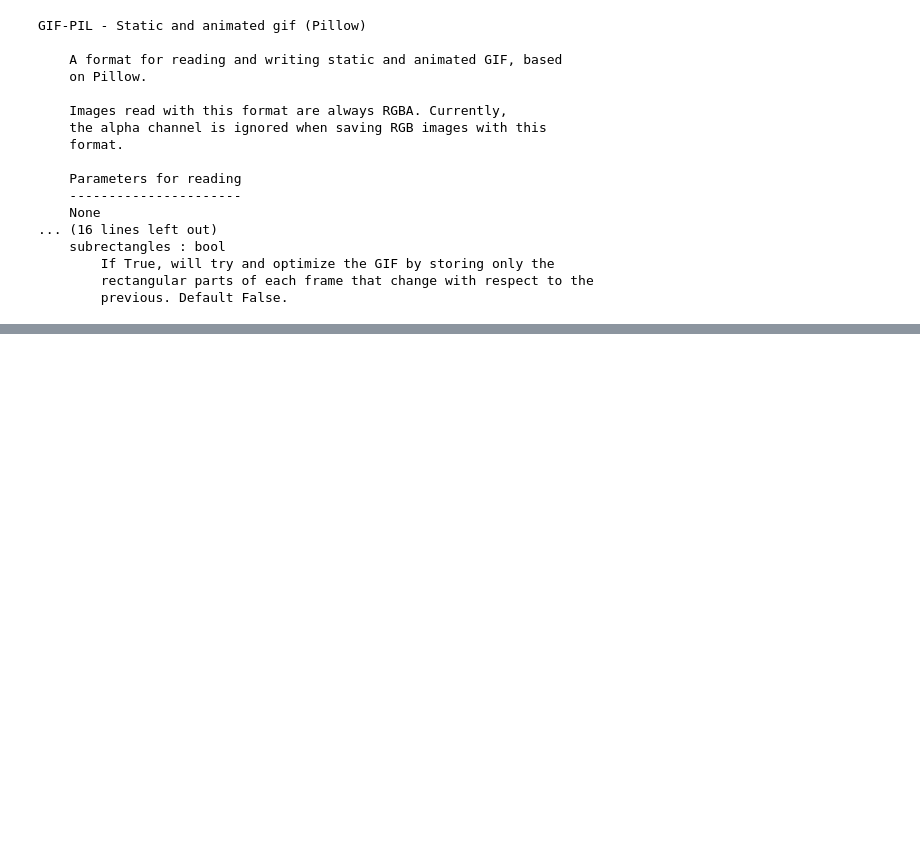
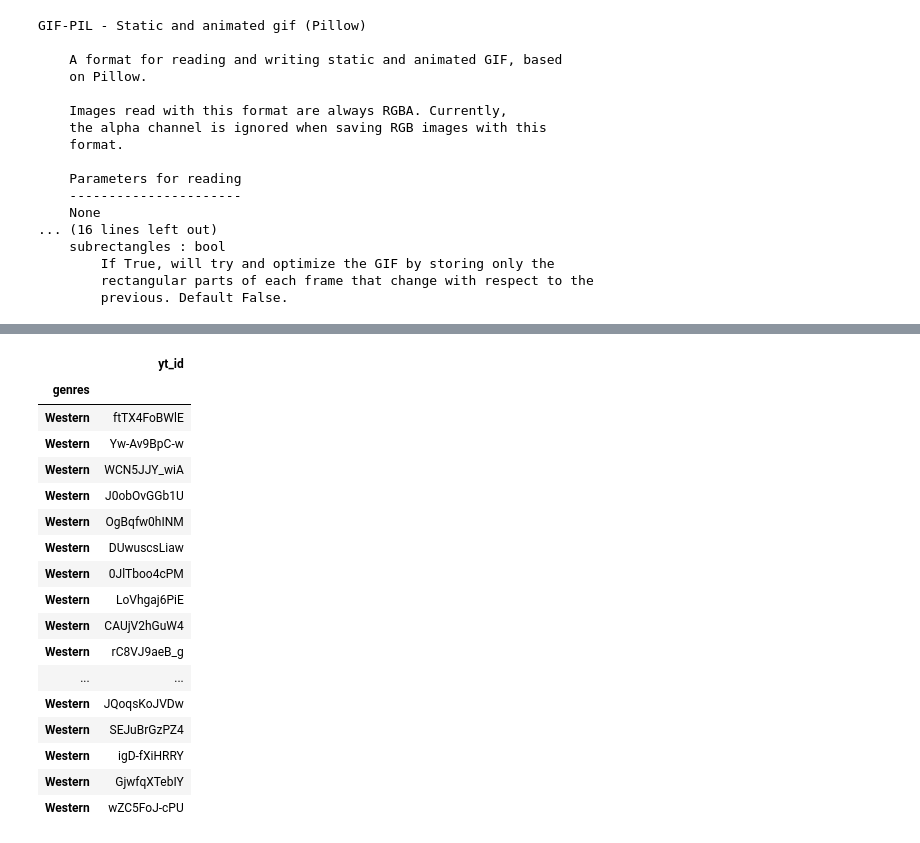
Before and after one commit to viviehn/cinematic-color, a Jupyter notebook: temporal/temporal_variation_analysis.ipynb, the cells around one changed output, grey strips where cells are left out. Drawn from its saved outputs; the diff is of its cells as text; code cells hidden in the pictures; blank space fills up the shorter version.

```diff
--- a/temporal/temporal_variation_analysis.ipynb
+++ b/temporal/temporal_variation_analysis.ipynb
@@ -544,0 +585,21 @@ GIF-PIL - Static and animated gif (Pillow)
+# %%
+ytId_by_genre.loc['Western']
+# %% [output]
+|  | yt_id |
+| genres |  |
+| Western | ftTX4FoBWlE |
+| Western | Yw-Av9BpC-w |
+| Western | WCN5JJY_wiA |
+| Western | J0obOvGGb1U |
+| Western | OgBqfw0hINM |
+| Western | DUwuscsLiaw |
+| Western | 0JlTboo4cPM |
+| Western | LoVhgaj6PiE |
+| Western | CAUjV2hGuW4 |
+| Western | rC8VJ9aeB_g |
+| ... | ... |
+| Western | JQoqsKoJVDw |
+| Western | SEJuBrGzPZ4 |
+| Western | igD-fXiHRRY |
+| Western | GjwfqXTebIY |
+| Western | wZC5FoJ-cPU |
```
Also changed, not shown: parts of 5 cells of this notebook, 2 other files.
